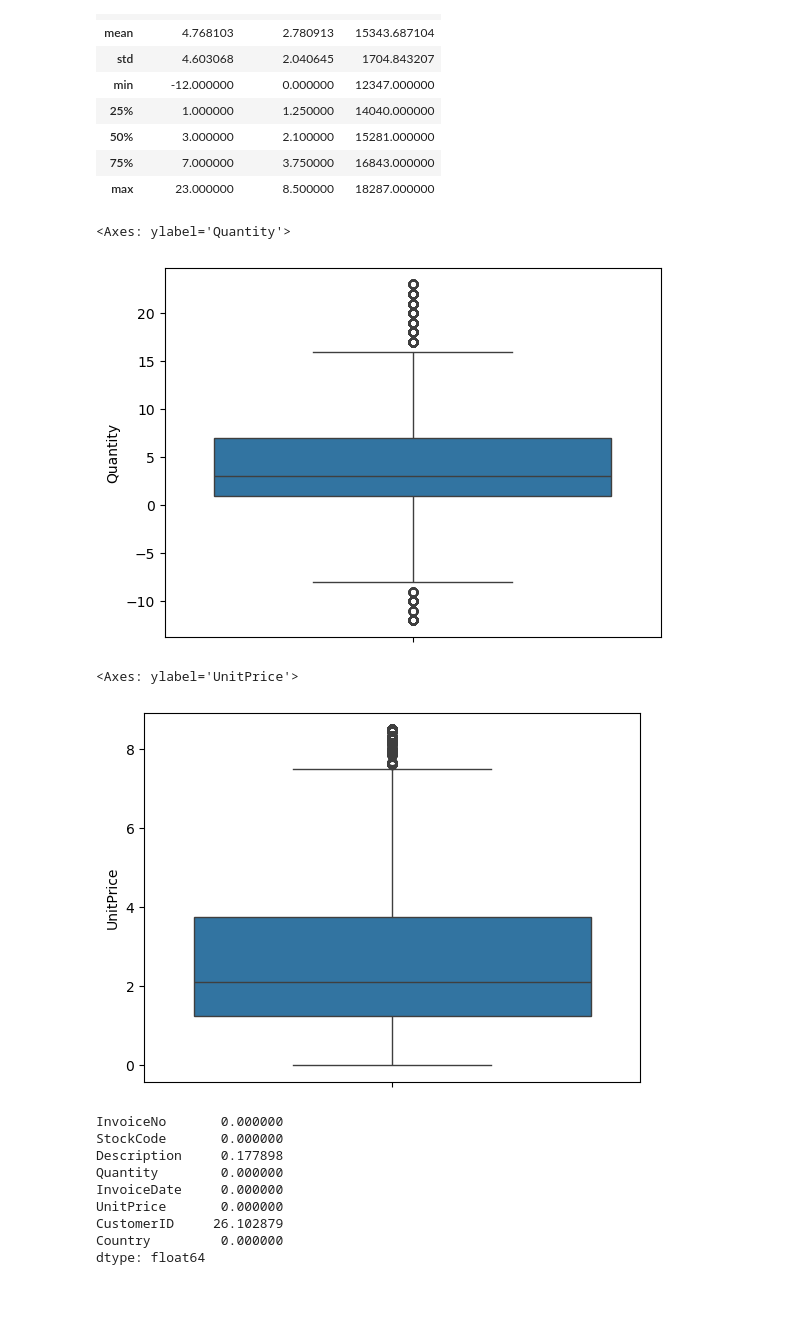
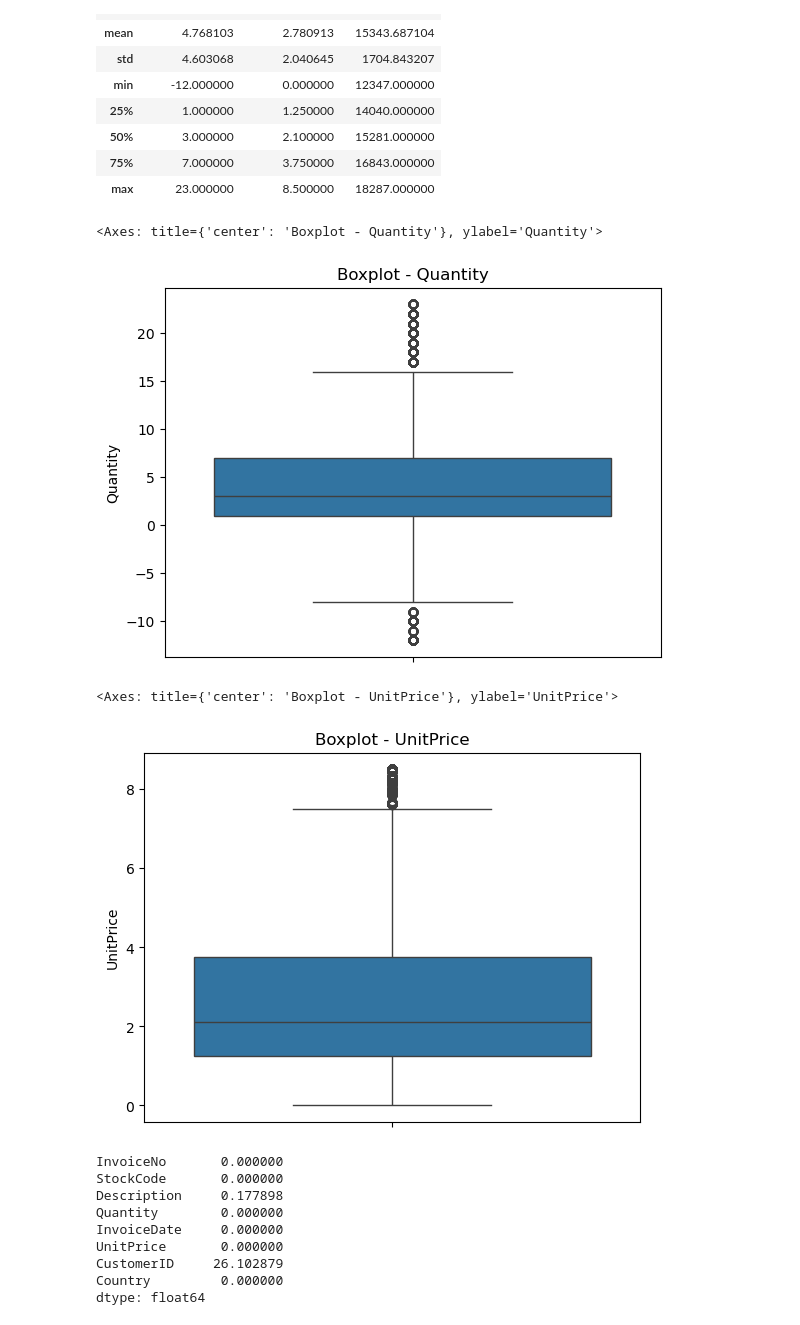
Before and after one commit to MathiasHv18/UPC-TF-DM_DA, a Jupyter notebook: eda.ipynb, the cells around one changed output. Cells and saved outputs as stored; diff of their text form; code cells hidden in the pictures; blank space fills up the shorter version.

```diff
--- a/eda.ipynb
+++ b/eda.ipynb
@@ -81,16 +87,17 @@ df.describe()
 | 75% | 7.000000 | 3.750000 | 16843.000000 |
 | max | 23.000000 | 8.500000 | 18287.000000 |
 # %%
+plt.title('Boxplot - Quantity')
 sns.boxplot(data= df, y='Quantity')
 # %% [output]
-<Axes: ylabel='Quantity'>
+<Axes: title={'center': 'Boxplot - Quantity'}, ylabel='Quantity'>
-[figure, old version]
+[figure, new version]
 # %%
-#ya asumo que era lavado de dinero los anteriores outliers
+plt.title('Boxplot - UnitPrice')
 sns.boxplot(data= df, y='UnitPrice')
 # %% [output]
-<Axes: ylabel='UnitPrice'>
+<Axes: title={'center': 'Boxplot - UnitPrice'}, ylabel='UnitPrice'>
-[figure, old version]
+[figure, new version]
 # %%
 #Hay una NADA en description. Los elimino
 df.isna().mean() * 100
```
Also changed, not shown: parts of 1 cell of this notebook, 1 other file.
